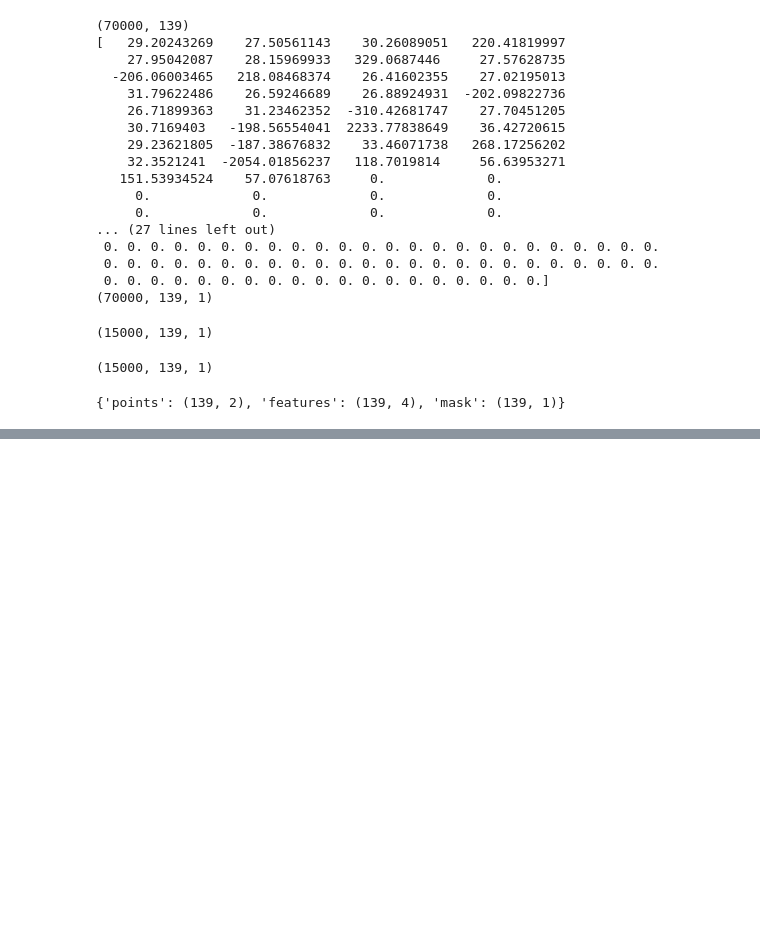
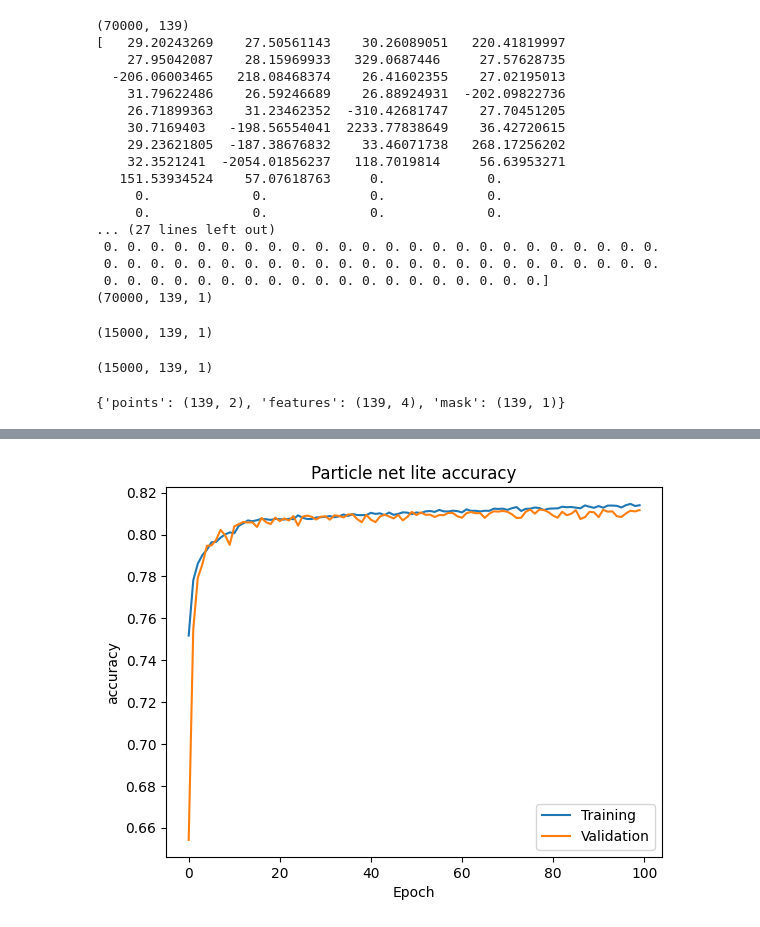
Before and after one commit to awshaffar/QML-HEP-GSoC-2024-Tasks, a Jupyter notebook: Task II Classical Graph Neural Network (GNN)/GNN.ipynb, the cells around one changed output, grey strips where cells are left out. Saved outputs shown, nothing was run; the diff lists cells and outputs as text; code cells hidden in the pictures; blank space fills up the shorter version.

```diff
--- a/Task II Classical Graph Neural Network (GNN)/GNN.ipynb
+++ b/Task II Classical Graph Neural Network (GNN)/GNN.ipynb
@@ -166,0 +165,4 @@ NameError: name 'model' is not defined
+# %%
+# Training parameters
+batch_size = 1024
+epochs = 100
@@ -166,0 +178,5 @@ NameError: name 'model' is not defined
+# %%
+model.compile(loss='categorical_crossentropy',
+              optimizer=keras.optimizers.Adam(learning_rate=lr_schedule(0)),
+              metrics=['accuracy'])
+model.summary()
@@ -166,0 +202,25 @@ NameError: name 'model' is not defined
+# %%
+# Prepare model model saving directory.
+
+save_dir = 'model_checkpoints'
+model_name = '%s_model.{epoch:03d}.h5' % 'particle_net_lite'
+if not os.path.isdir(save_dir):
+    os.makedirs(save_dir)
+filepath = os.path.join(save_dir, model_name)
+
+# Prepare callbacks for model saving and for learning rate adjustment.
+checkpoint = keras.callbacks.ModelCheckpoint(filepath=filepath,
+                                             monitor='val_accuracy',
+                                             verbose=1,
+                                             save_best_only=True)
+
+lr_scheduler = keras.callbacks.LearningRateScheduler(lr_schedule)
+progress_bar = keras.callbacks.ProgbarLogger()
+callbacks = [checkpoint, lr_scheduler, progress_bar]
+# %%
+history = model.fit(train_dataset, y_train,
+                    batch_size=batch_size,
+                    epochs=epochs,
+                    validation_data=(val_dataset, y_val),
+                    shuffle=True,
+                    callbacks=callbacks)
@@ -166,0 +253,10 @@ NameError: name 'model' is not defined
+# %%
+plt.plot(history.history['accuracy'], label='Training')
+plt.plot(history.history['val_accuracy'], label='Validation')
+plt.title('Particle net lite accuracy')
+plt.xlabel('Epoch')
+plt.ylabel('accuracy')
+plt.legend()
+plt.show()
+# %% [output]
+[figure, added]
```
Also changed, not shown: parts of 9 cells of this notebook, 3 other files.
